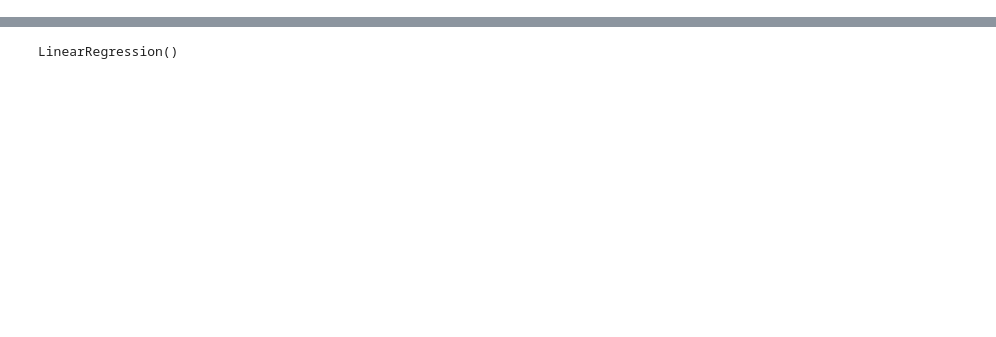
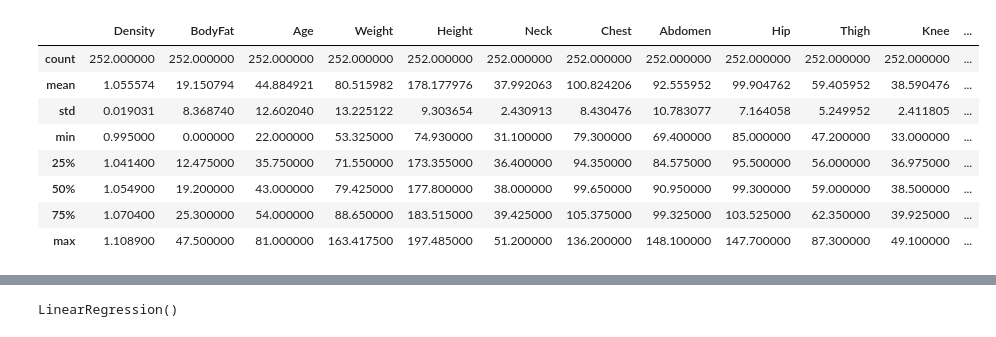
Before and after one commit to woojin0906/ML_sprint, a Jupyter notebook: model/bodyfat_test.ipynb, the cells around one changed output, grey strips where cells are left out. Saved outputs shown, nothing was run; the diff lists cells and outputs as text; code cells hidden in the pictures; blank space fills up the shorter version.

```diff
--- a/model/bodyfat_test.ipynb
+++ b/model/bodyfat_test.ipynb
@@ -22,0 +42,12 @@ y_data = data[['BodyFat']].to_numpy()
+# %%
+data.describe()
+# %% [output]
+|  | Density | BodyFat | Age | Weight | Height | Neck | Chest | Abdomen | Hip | Thigh | Knee | ... |
+| count | 252.000000 | 252.000000 | 252.000000 | 252.000000 | 252.000000 | 252.000000 | 252.000000 | 252.000000 | 252.000000 | 252.000000 | 252.000000 | ... |
+| mean | 1.055574 | 19.150794 | 44.884921 | 80.515982 | 178.177976 | 37.992063 | 100.824206 | 92.555952 | 99.904762 | 59.405952 | 38.590476 | ... |
+| std | 0.019031 | 8.368740 | 12.602040 | 13.225122 | 9.303654 | 2.430913 | 8.430476 | 10.783077 | 7.164058 | 5.249952 | 2.411805 | ... |
+| min | 0.995000 | 0.000000 | 22.000000 | 53.325000 | 74.930000 | 31.100000 | 79.300000 | 69.400000 | 85.000000 | 47.200000 | 33.000000 | ... |
+| 25% | 1.041400 | 12.475000 | 35.750000 | 71.550000 | 173.355000 | 36.400000 | 94.350000 | 84.575000 | 95.500000 | 56.000000 | 36.975000 | ... |
+| 50% | 1.054900 | 19.200000 | 43.000000 | 79.425000 | 177.800000 | 38.000000 | 99.650000 | 90.950000 | 99.300000 | 59.000000 | 38.500000 | ... |
+| 75% | 1.070400 | 25.300000 | 54.000000 | 88.650000 | 183.515000 | 39.425000 | 105.375000 | 99.325000 | 103.525000 | 62.350000 | 39.925000 | ... |
+| max | 1.108900 | 47.500000 | 81.000000 | 163.417500 | 197.485000 | 51.200000 | 136.200000 | 148.100000 | 147.700000 | 87.300000 | 49.100000 | ... |
```
Also changed, not shown: parts of 13 cells of this notebook, 1 other file.
